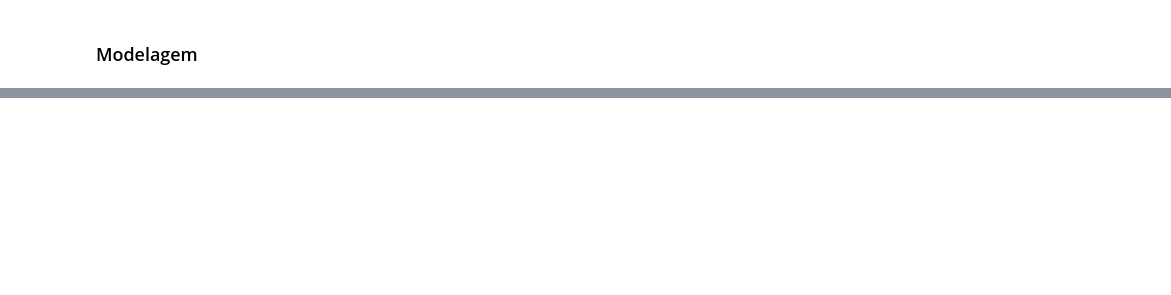
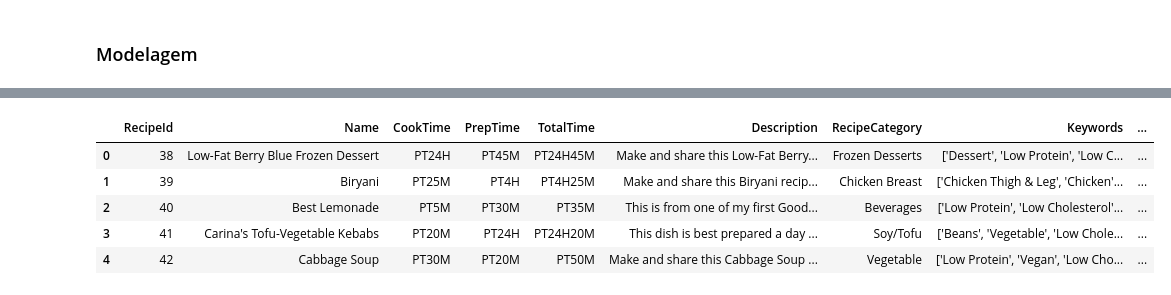
Before and after one commit to kikottoni/recipe_recommendation, a Jupyter notebook: Rec.sis_v2/Notebook/recipe_model.ipynb, the cells around one changed output, grey strips where cells are left out. Drawn from its saved outputs; the diff is of its cells as text; code cells hidden in the pictures; blank space fills up the shorter version.

```diff
--- a/Rec.sis_v2/Notebook/recipe_model.ipynb
+++ b/Rec.sis_v2/Notebook/recipe_model.ipynb
@@ -651,0 +623,9 @@ np.linalg.norm(recipes['vectorize_text'][9])
+# %%
+recipes_final.head()
+# %% [output]
+|  | RecipeId | Name | CookTime | PrepTime | TotalTime | Description | RecipeCategory | Keywords | ... |
+| 0 | 38 | Low-Fat Berry Blue Frozen Dessert | PT24H | PT45M | PT24H45M | Make and share this Low-Fat Berry... | Frozen Desserts | ['Dessert', 'Low Protein', 'Low C... | ... |
+| 1 | 39 | Biryani | PT25M | PT4H | PT4H25M | Make and share this Biryani recip... | Chicken Breast | ['Chicken Thigh & Leg', 'Chicken'... | ... |
+| 2 | 40 | Best Lemonade | PT5M | PT30M | PT35M | This is from one of my first Good... | Beverages | ['Low Protein', 'Low Cholesterol'... | ... |
+| 3 | 41 | Carina's Tofu-Vegetable Kebabs | PT20M | PT24H | PT24H20M | This dish is best prepared a day ... | Soy/Tofu | ['Beans', 'Vegetable', 'Low Chole... | ... |
+| 4 | 42 | Cabbage Soup | PT30M | PT20M | PT50M | Make and share this Cabbage Soup ... | Vegetable | ['Low Protein', 'Vegan', 'Low Cho... | ... |
```
Also changed, not shown: parts of 45 cells of this notebook.
